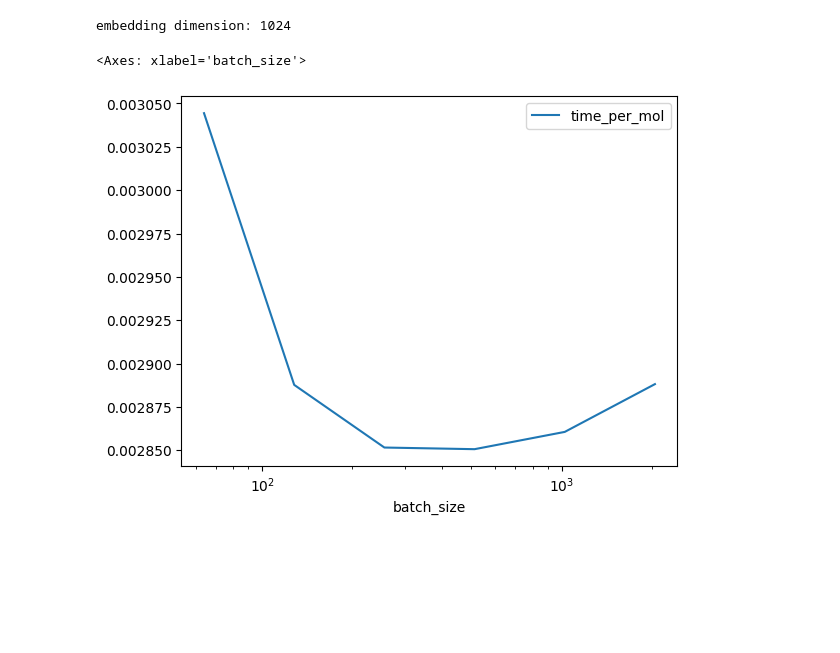
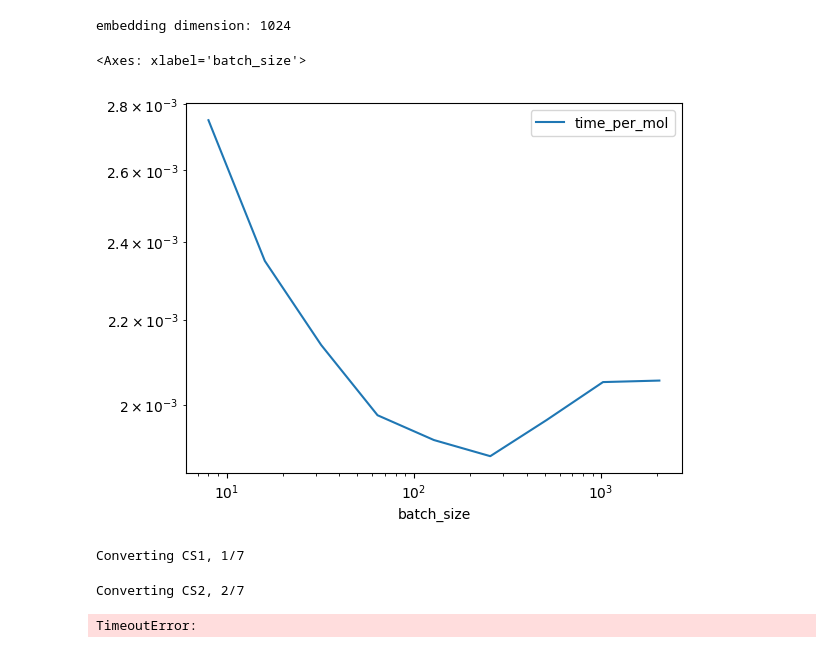
Before and after one commit to rschutski/MolR, a Jupyter notebook: notebooks/embed_dataset_example.ipynb, the cells around one changed output. Drawn from its saved outputs; the diff is of its cells as text; code cells hidden in the pictures; blank space fills up the shorter version.

```diff
--- a/notebooks/embed_dataset_example.ipynb
+++ b/notebooks/embed_dataset_example.ipynb
@@ -16,10 +26,10 @@ from interface import MolRSmilesEmbedder
 # %%
 MODEL_PATH = Path('../saved/tag_1024')
-DATA_PATH = Path("../../data/CS2/train.csv")  # Path to the dataset
+DATA_PATH = Path("../../data/CS2/all.csv")  # Path to the dataset
 
 embedder = MolRSmilesEmbedder(MODEL_PATH)
-dataset = load_dataset('csv', data_files=str(DATA_PATH), split='train').select(range(10000))
-emb_dataset = dataset.map(embedder, batched=True, batch_size=1024)
+dataset = load_dataset('csv', data_files=str(DATA_PATH), split='train')
+emb_dataset = dataset.select(range(10000)).map(embedder, batched=True, batch_size=256, num_proc=4)
 dimension = len(emb_dataset[0]['vector'])
 print(f"embedding dimension: {dimension}")
 # %% [output]
@@ -34,6 +44,7 @@ def time_vs_batch_size_datasets(embedding_processor, dataset, batch_sizes = [102
             batched=True,
             batch_size=batch_size,
             with_rank=True,
+            num_proc=4,
             )
         end = time.time()
         times.append(end - start)
@@ -41,9 +52,9 @@ def time_vs_batch_size_datasets(embedding_processor, dataset, batch_sizes = [102
     res['time_per_mol'] = res['time'] / len(dataset)
     return res
 # %%
-results = time_vs_batch_size_datasets(embedder, dataset, batch_sizes=[64, 128, 256, 512, 1024, 2048])
+results = time_vs_batch_size_datasets(embedder, dataset.select(range(10000)), batch_sizes=[8, 16, 32, 64, 128, 256, 512, 1024, 2048])
 # %%
-results.plot(x='batch_size', y='time_per_mol', logx=True)
+results.plot(x='batch_size', y='time_per_mol', logx=True, logy=True)
 # %% [output]
 <Axes: xlabel='batch_size'>
-[figure, old version]
+[figure, new version]
@@ -49,0 +69,6 @@ results.plot(x='batch_size', y='time_per_mol', logx=True)
+# %%
+convert_all(embedder, [2, 3, 5, 6, 7, 8])
+# %% [output]
+Converting CS1, 1/7
+Converting CS2, 2/7
+TimeoutError:
```
Also changed, not shown: parts of 2 cells of this notebook, 1 other file.
